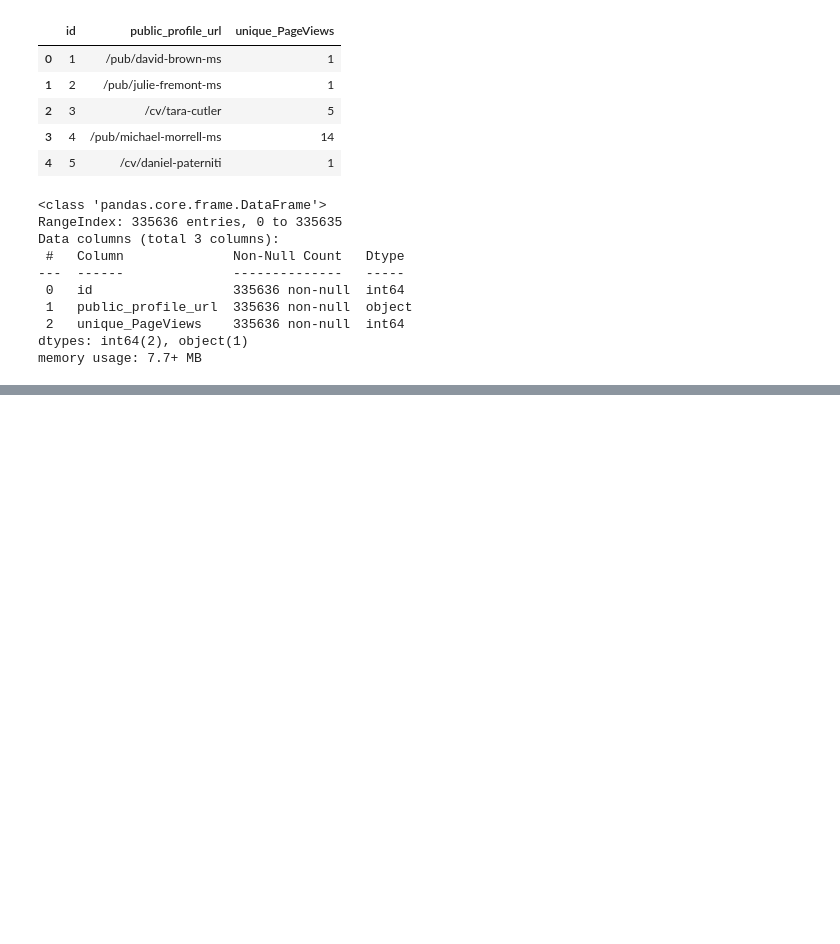
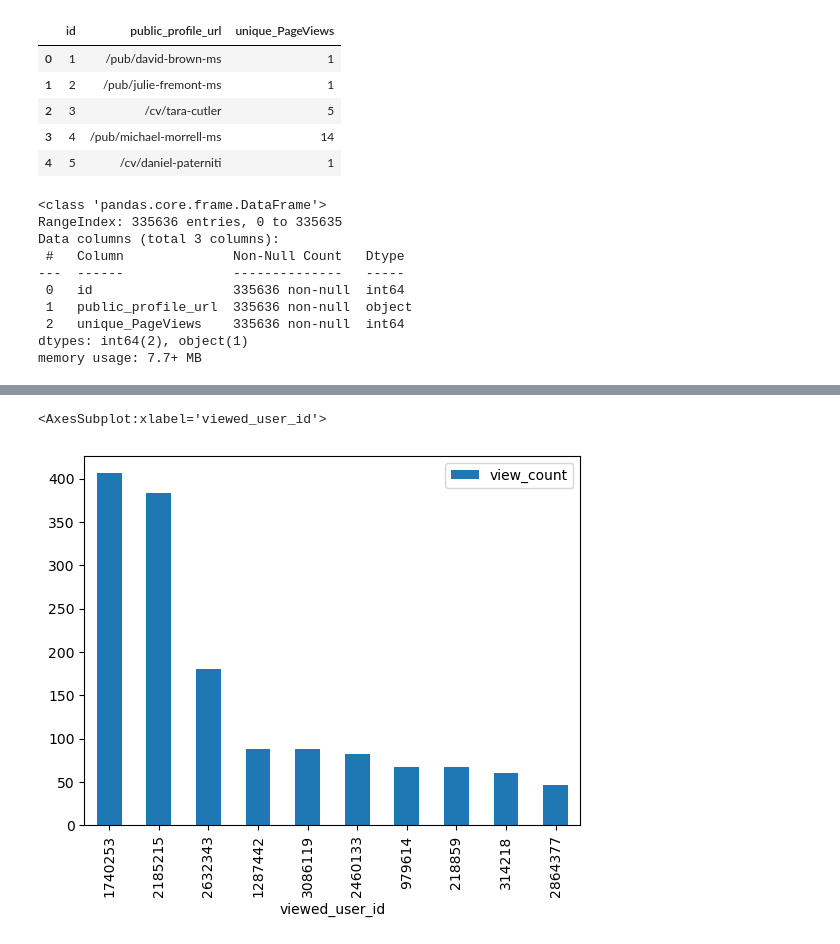
Before and after one commit to mindyng/Take-Homes, a Jupyter notebook: doximity-take-home-re-do.ipynb, the cells around one changed output, grey strips where cells are left out. Drawn from its saved outputs; the diff is of its cells as text; code cells hidden in the pictures; blank space fills up the shorter version.

Commit message:
Kaggle Notebook | Doximity Take-Home Re-do | Version 4

```diff
--- a/doximity-take-home-re-do.ipynb
+++ b/doximity-take-home-re-do.ipynb
@@ -161,0 +304,6 @@ ORDER BY 2 DESC
+# %%
+top10internal_views = pd.read_csv('/kaggle/input/doximity/internal_views_count_rank.csv')
+top10internal_views.plot(x = 'viewed_user_id', y = 'view_count', kind = 'bar')
+# %% [output]
+<AxesSubplot:xlabel='viewed_user_id'>
+[figure, added]
```
Also changed, not shown: parts of 9 cells of this notebook.
